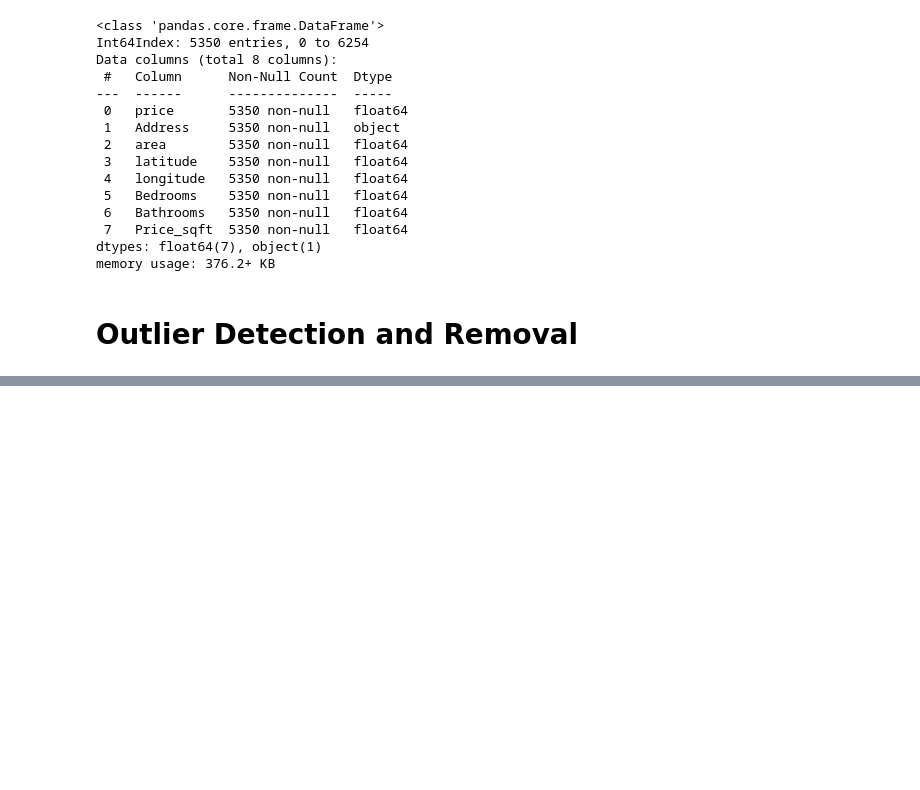
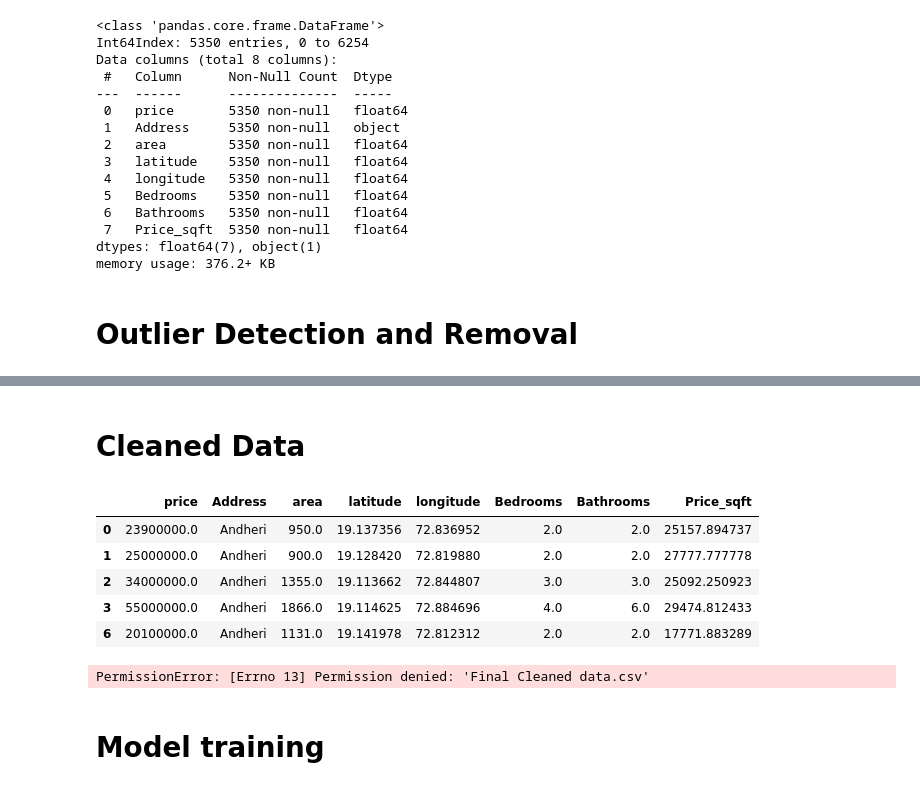
Before and after one commit to 24yashmistry/Amchi_Mumbai, a Jupyter notebook: personal_project.ipynb, the cells around one changed output, grey strips where cells are left out. Saved outputs shown, nothing was run; the diff lists cells and outputs as text; code cells hidden in the pictures; blank space fills up the shorter version.

Commit message:
Removed outliers and model training

```diff
--- a/personal_project.ipynb
+++ b/personal_project.ipynb
@@ -239,0 +304,20 @@ data.describe()
+# %%
+def bedroom_outlier_remover(df):
+    exclude_indices = np.array([])
+    for add, add_df in df.groupby('Address'):
+        bed_stats = {}
+        for bed, bed_df in add_df.groupby('Bedrooms'):
+            bed_stats[bed] = {
+                'mean' : np.mean(bed_df.Price_sqft),
+                'std' : np.std(bed_df.Price_sqft),
+                'count' : bed_df.shape[0]
+            }
+#         print(add, bed_stats)
+
+        for bed, bed_df in add_df.groupby('Bedrooms'):
+            stats = bed_stats.get(bed-1)
+            if stats and stats['count']>5:
+                exclude_indices = np.append(exclude_indices, bed_df[bed_df.Price_sqft < (stats['mean'])].index.values)
+    return df.drop(exclude_indices, axis='index')
+
+data = bedroom_outlier_remover(data)
@@ -239,0 +328,19 @@ data.describe()
+# %%
+def bathroom_outlier_remover(df):
+    exclude_indices = np.array([])
+    for add, add_df in df.groupby('Address'):
+        bath_stats = {}
+        for bath, bath_df in add_df.groupby('Bathrooms'):
+            bath_stats[bath] = {
+                'mean' : np.mean(bath_df.Price_sqft),
+                'std' : np.std(bath_df.Price_sqft),
+                'count' : bath_df.shape[0]
+            }
+
+        for bath, bath_df in add_df.groupby('Bathrooms'):
+            stats = bath_stats.get(bath-1)
+            if stats and stats['count']>5:
+                exclude_indices = np.append(exclude_indices, bath_df[bath_df.Price_sqft < (stats['mean'])].index.values)
+    return df.drop(exclude_indices, axis='index')
+
+data = bathroom_outlier_remover(data)
@@ -239,0 +399,17 @@ data.describe()
+# %% [markdown]
+# Cleaned Data
+# %%
+data.head()
+# %% [output]
+|  | price | Address | area | latitude | longitude | Bedrooms | Bathrooms | Price_sqft |
+| 0 | 23900000.0 | Andheri | 950.0 | 19.137356 | 72.836952 | 2.0 | 2.0 | 25157.894737 |
+| 1 | 25000000.0 | Andheri | 900.0 | 19.128420 | 72.819880 | 2.0 | 2.0 | 27777.777778 |
+| 2 | 34000000.0 | Andheri | 1355.0 | 19.113662 | 72.844807 | 3.0 | 3.0 | 25092.250923 |
+| 3 | 55000000.0 | Andheri | 1866.0 | 19.114625 | 72.884696 | 4.0 | 6.0 | 29474.812433 |
+| 6 | 20100000.0 | Andheri | 1131.0 | 19.141978 | 72.812312 | 2.0 | 2.0 | 17771.883289 |
+# %%
+data.to_csv('Final Cleaned data.csv')
+# %% [output]
+PermissionError: [Errno 13] Permission denied: 'Final Cleaned data.csv'
+# %% [markdown]
+# Model training
```
Also changed, not shown: parts of 35 cells of this notebook.
